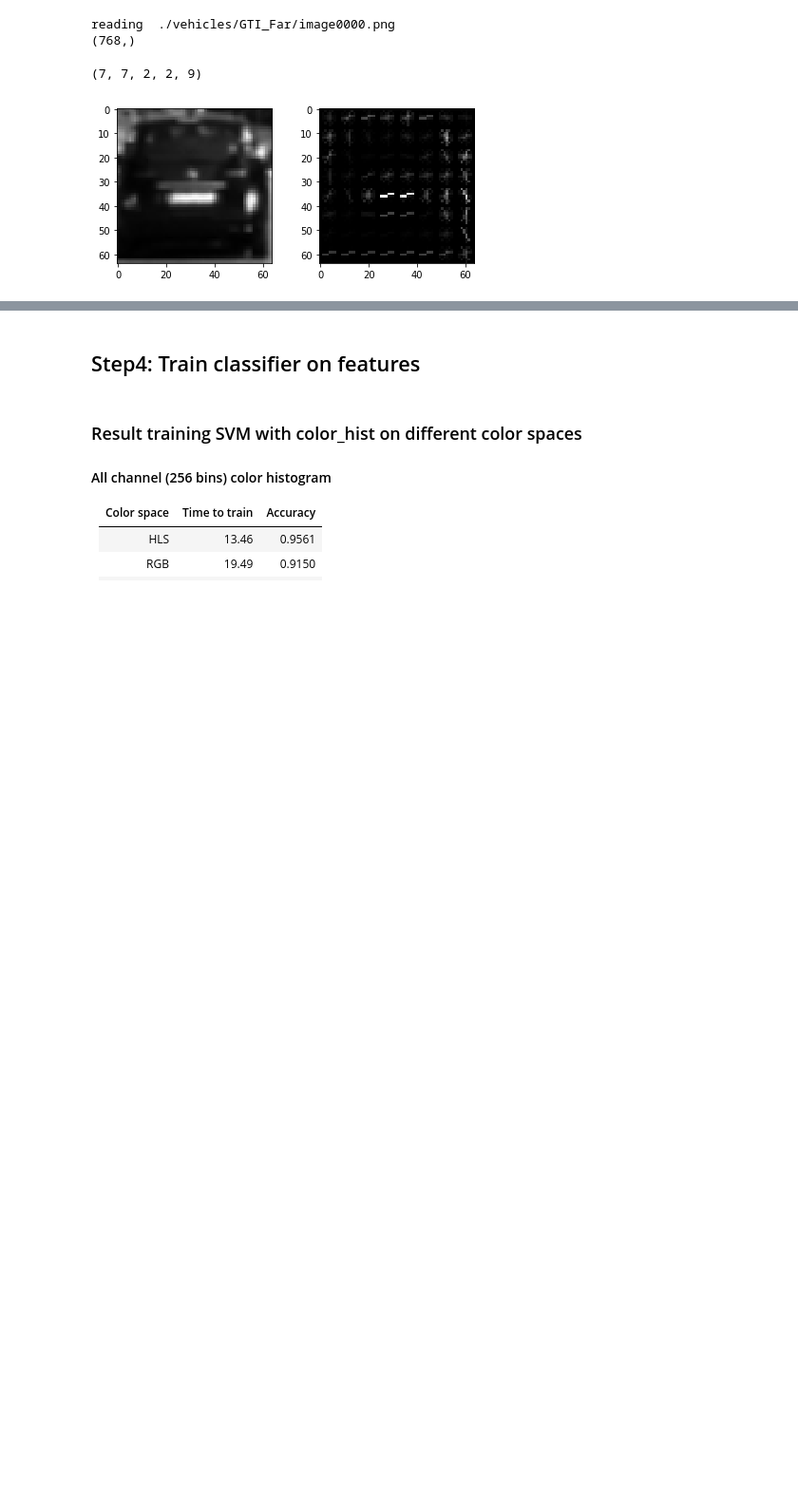
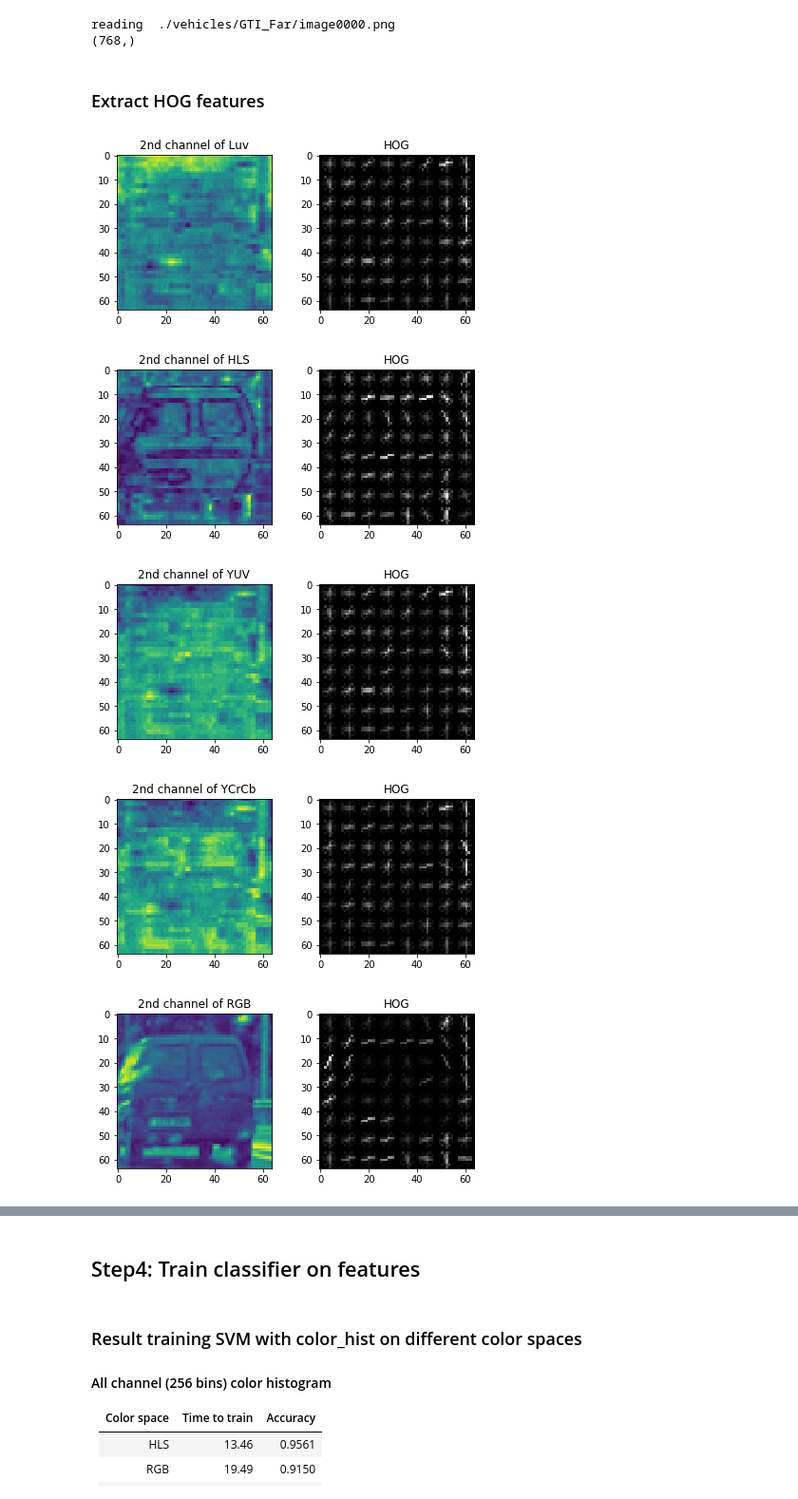
Before and after one commit to jxlin/CarND-Vehicle-Detection, a Jupyter notebook: Classifier.ipynb, the cells around one changed output, grey strips where cells are left out. Shown at 95% size. Cells and saved outputs as stored; diff of their text form; code cells hidden in the pictures; blank space fills up the shorter version.

Commit message:
Writeup report

```diff
--- a/Classifier.ipynb
+++ b/Classifier.ipynb
@@ -172,28 +171,38 @@ print(features.shape)
 # %% [output]
 reading  ./vehicles/GTI_Far/image0000.png
 (768,)
+# %% [markdown]
+### Extract HOG features
 # %%
 # Extract hog features
 from skimage.feature import hog
 
 def get_hog_features(img, orient=9, pix_per_cell=8, cell_per_block=2, vis=False, feature_vec=False):
     return hog(
         img, orient,
         pixels_per_cell=(pix_per_cell, pix_per_cell),
         cells_per_block=(cell_per_block, cell_per_block),
         visualise=vis, feature_vector=feature_vec)
 
 
 img = cv2.imread(random.sample(vehicle_imgs, 1)[0])
-gray = cv2.cvtColor(img, cv2.COLOR_BGR2GRAY)
-features, hog_image = get_hog_features(gray, vis=True)
-print(features.shape)
-fig = plt.figure(figsize=(7,3))
-plt.subplot(121)
-plt.imshow(gray, cmap='gray')
-plt.subplot(122)
-plt.imshow(hog_image, cmap='gray')
-plt.show()
+for key in convertors:
+    cpimg = np.copy(img)
+    cvt_img = cv2.cvtColor(cpimg, convertors[key])
+    one_channel = cvt_img[:,:,2]
+    features, hog_image = get_hog_features(one_channel, vis=True)
+    fig = plt.figure(figsize=(7,3))
+    plt.subplot(121)
+    plt.imshow(one_channel)
+    plt.title('2nd channel of %s'%key)
+    plt.subplot(122)
+    plt.imshow(hog_image, cmap='gray')
+    plt.title('HOG')
+    plt.savefig('./report/hog_%s.png' % key)
+    plt.show()
 # %% [output]
-(7, 7, 2, 2, 9)
-[figure, old version]
+[figure, new version]
+[figure, added]
+[figure, added]
+[figure, added]
+[figure, added]
```
Also changed, not shown: parts of 8 cells of this notebook, 14 other files.
